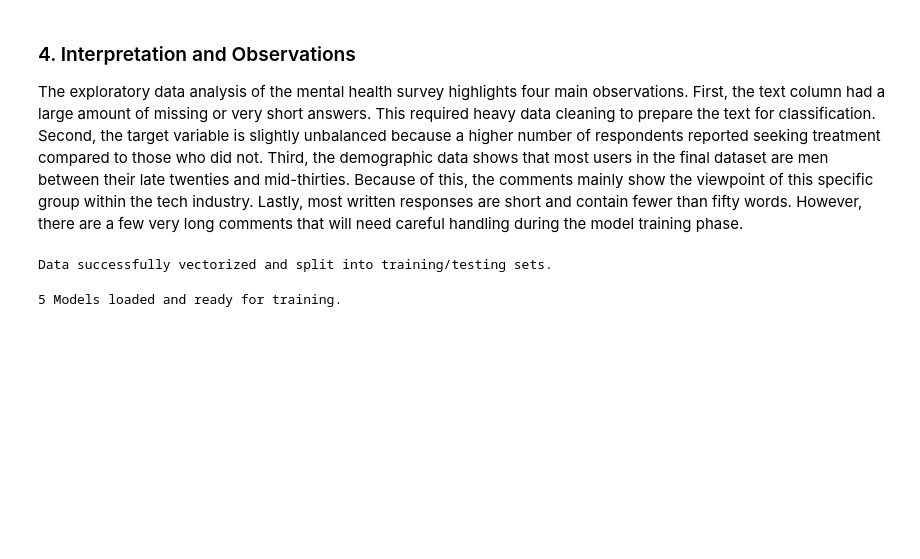
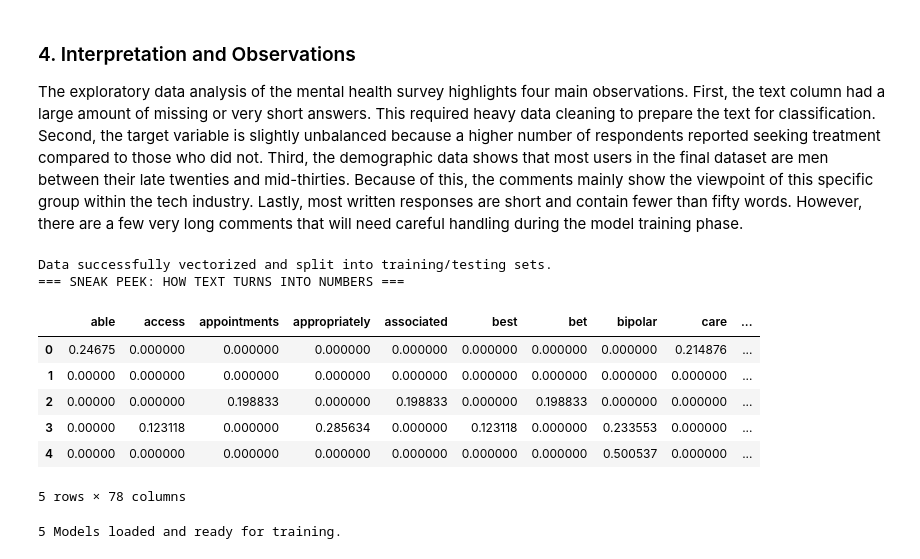
Before and after one commit to hennacafe/MentalhealthSurvey, a Jupyter notebook: MentalHealthSurvey.ipynb, the cells around one changed output. Saved outputs shown, nothing was run; the diff lists cells and outputs as text; code cells hidden in the pictures; blank space fills up the shorter version.

```diff
--- a/MentalHealthSurvey.ipynb
+++ b/MentalHealthSurvey.ipynb
@@ -131,32 +131,54 @@ The exploratory data analysis of the mental health survey highlights four main o
 # %%
 from sklearn.model_selection import train_test_split
 from sklearn.feature_extraction.text import TfidfVectorizer
 from sklearn.metrics import accuracy_score, precision_score, recall_score, f1_score, confusion_matrix
 import pandas as pd
 import numpy as np
 
 # Import your 5 specific models
 from sklearn.tree import DecisionTreeClassifier
 from sklearn.naive_bayes import MultinomialNB
 from sklearn.linear_model import LogisticRegression
 from sklearn.neighbors import KNeighborsClassifier
 from sklearn.ensemble import RandomForestClassifier
 
 # X is the text features, y is the target variable
 X = df_clean['comments']
 y = df_clean['treatment']
 
 # Split the data: 80% for training the models, 20% for testing them
-X_train, X_test, y_train, y_test = train_test_split(X, y, test_size=0.2, random_state=42)
+X_train, X_test, y_train, y_test = train_test_split(X, y, test_size=0.3, random_state=42)
 
 # Convert the text words into numerical values using TF-IDF
 vectorizer = TfidfVectorizer(stop_words='english', max_features=1000)
 X_train_vec = vectorizer.fit_transform(X_train)
 X_test_vec = vectorizer.transform(X_test)
 
 print("Data successfully vectorized and split into training/testing sets.")
+
+# Get the actual words (features) that the vectorizer extracted
+feature_names = vectorizer.get_feature_names_out()
+
+# Convert the mathematical matrix into a readable Pandas table
+tfidf_df = pd.DataFrame(X_train_vec.toarray(), columns=feature_names)
+
+# For an easy preview, let's just look at the first 5 rows,
+# and only show the columns (words) that actually have numbers in them for those rows
+preview_df = tfidf_df.head(5)
+non_empty_columns = preview_df.columns[(preview_df != 0).any()]
+
+print("=== SNEAK PEEK: HOW TEXT TURNS INTO NUMBERS ===")
+display(preview_df[non_empty_columns])
 # %% [output]
 Data successfully vectorized and split into training/testing sets.
+=== SNEAK PEEK: HOW TEXT TURNS INTO NUMBERS ===
+|  | able | access | appointments | appropriately | associated | best | bet | bipolar | care | ... |
+| 0 | 0.24675 | 0.000000 | 0.000000 | 0.000000 | 0.000000 | 0.000000 | 0.000000 | 0.000000 | 0.214876 | ... |
+| 1 | 0.00000 | 0.000000 | 0.000000 | 0.000000 | 0.000000 | 0.000000 | 0.000000 | 0.000000 | 0.000000 | ... |
+| 2 | 0.00000 | 0.000000 | 0.198833 | 0.000000 | 0.198833 | 0.000000 | 0.198833 | 0.000000 | 0.000000 | ... |
+| 3 | 0.00000 | 0.123118 | 0.000000 | 0.285634 | 0.000000 | 0.123118 | 0.000000 | 0.233553 | 0.000000 | ... |
+| 4 | 0.00000 | 0.000000 | 0.000000 | 0.000000 | 0.000000 | 0.000000 | 0.000000 | 0.500537 | 0.000000 | ... |
+5 rows × 78 columns
 # %%
 # Initialize the 5 models in a dictionary so we can loop through them easily
 models = {
```
Also changed, not shown: parts of 1 cell of this notebook.
